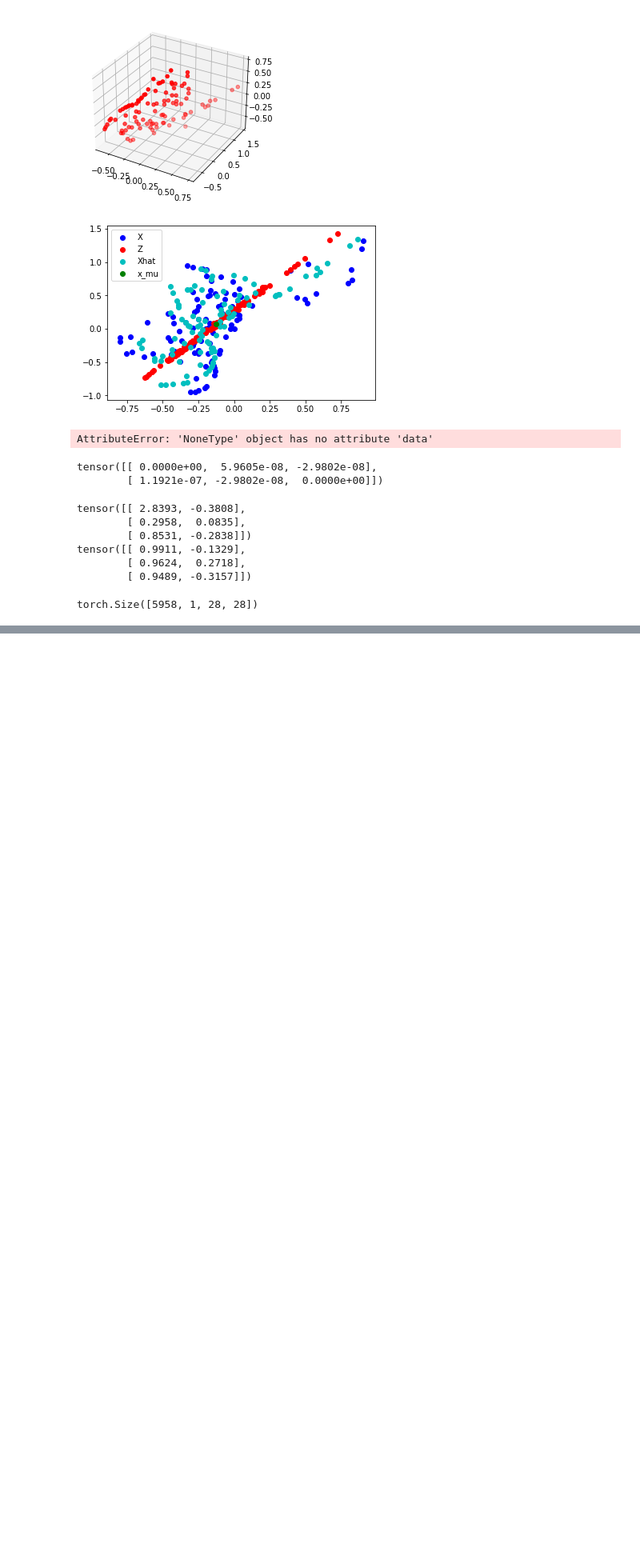
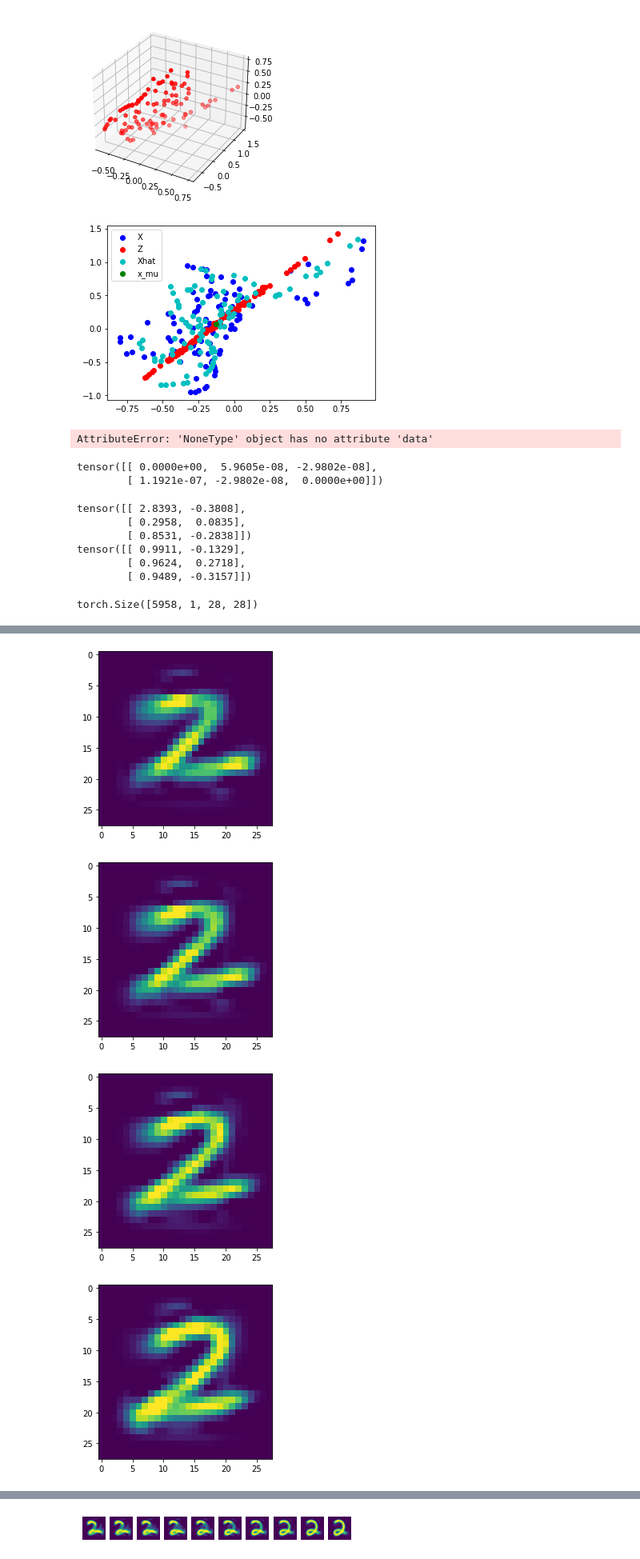
Before and after one commit to michael-psenka/manifold-linearization, a Jupyter notebook: test_files/cc_test.ipynb, the cells around one changed output, grey strips where cells are left out. Shown at 80% size. Saved outputs shown, nothing was run; the diff lists cells and outputs as text; code cells hidden in the pictures; blank space fills up the shorter version.

```diff
--- a/test_files/cc_test.ipynb
+++ b/test_files/cc_test.ipynb
@@ -1842,0 +2029,33 @@ plt.imshow(Xhat[0,0,:,:].detach().numpy(), vmin=0, vmax=1)
+# %%
+comp_num = 1
+for i in range(10):
+
+	# Z_center = Z.mean(dim=0, keepdim=True)
+	Z_center = Z[[10],:]
+	offset_dir = Vt[comp_num,:].reshape(1,-1)
+	offset = 0.1*S[comp_num]*i / 10
+
+	Z_offset = Z_center + offset*offset_dir
+	# reconstruct
+	X_hat2 = g(Z_offset)
+
+	X_hat2 = X_hat2 * X_norm
+	X_hat2 = X_hat2@V_X[:,:num_nonzero].T + X_mean
+
+	# reshape to shape of X_data, but with only 1 datapoint
+
+
+	X_hat_real = X_hat2[:,:X_f.shape[2]*X_f.shape[3]].reshape(1, X_f.shape[1], X_f.shape[2], X_f.shape[3])
+	X_hat_imag = X_hat2[:,X_f.shape[2]*X_f.shape[3]:].reshape(1, X_f.shape[1], X_f.shape[2], X_f.shape[3])
+	X_hat_f = X_hat_real + 1j*X_hat_imag
+	X_hat2 = torch.fft.ifft2(X_hat_f).real
+
+
+	to_show3 = X_hat2[0,0,:,:].detach().cpu()
+	plt.imshow(to_show3, vmin=0, vmax=1)
+	plt.show()
+# %% [output]
+[figure, added]
+[figure, added]
+[figure, added]
+[figure, added]
@@ -1842,0 +2068,36 @@ plt.imshow(Xhat[0,0,:,:].detach().numpy(), vmin=0, vmax=1)
+# %%
+# interpolation
+idx1 = np.random.randint(0, X.shape[0])
+idx2 = np.random.randint(0, X.shape[0])
+idx1 = 5524
+idx2 = 1985
+Z_1 = Z[[idx1],:]
+Z_2 = Z[[idx2],:]
+
+fid = 10
+for i in range(fid):
+
+	Z_interp = Z_1 + i/(fid - 1)*(Z_2-Z_1)
+	# reconstruct
+	X_hat2 = g(Z_interp)
+
+	X_hat2 = X_hat2 * X_norm
+	X_hat2 = X_hat2@V_X[:,:num_nonzero].T + X_mean
+
+	# reshape to shape of X_data, but with only 1 datapoint
+
+
+	X_hat_real = X_hat2[:,:X_f.shape[2]*X_f.shape[3]].reshape(1, X_f.shape[1], X_f.shape[2], X_f.shape[3])
+	X_hat_imag = X_hat2[:,X_f.shape[2]*X_f.shape[3]:].reshape(1, X_f.shape[1], X_f.shape[2], X_f.shape[3])
+	X_hat_f = X_hat_real + 1j*X_hat_imag
+	X_hat2 = torch.fft.ifft2(X_hat_f).real
+
+
+	to_show3 = X_hat2[0,0,:,:].detach().cpu()
+	plt.subplot(1, fid, i+1)
+	plt.imshow(to_show3, vmin=0, vmax=1)
+	plt.axis('off')
+
+plt.show()
+# %% [output]
+[figure, added]
```
Also changed, not shown: parts of 18 cells of this notebook, 1 other file.
